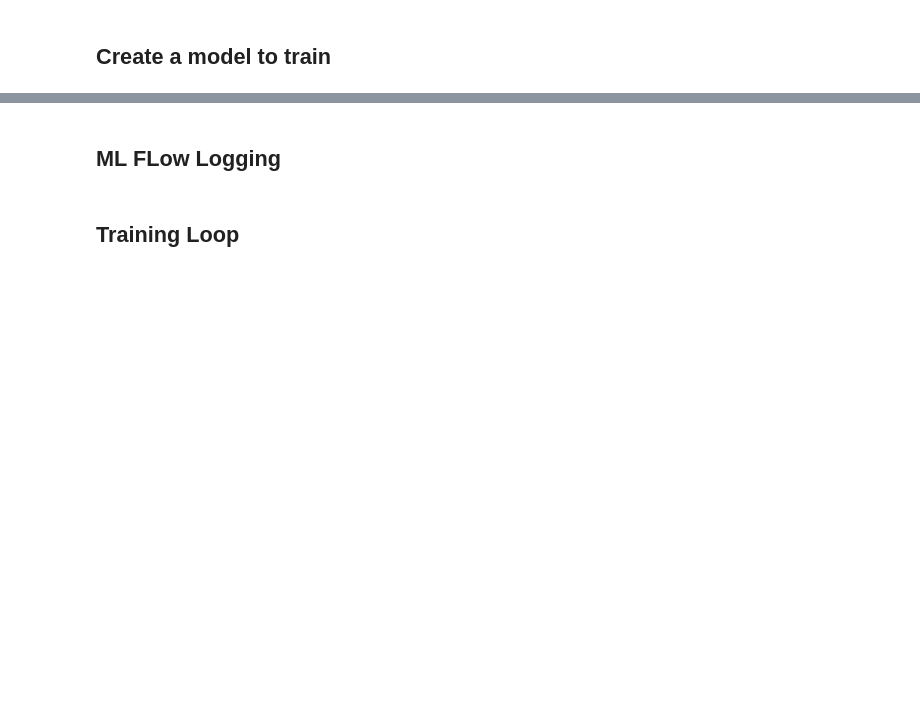
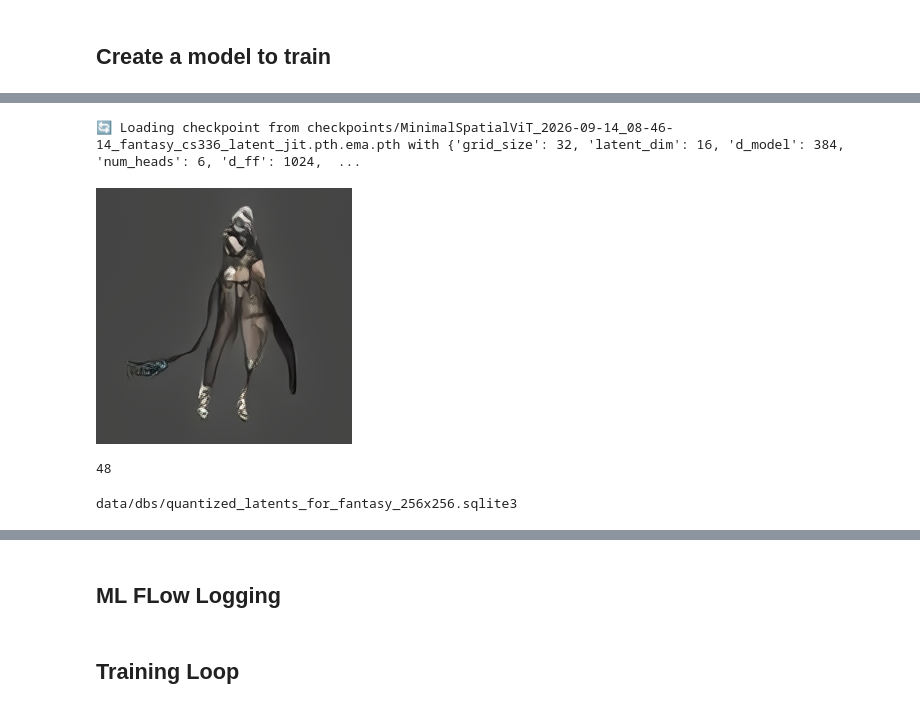
Before and after one commit to ramayer/hierarchical-binary-quantization, a Jupyter notebook: notebooks/00050_CS336_style_language_model_inpsired_vision_model.ipynb, the cells around one changed output, grey strips where cells are left out. Cells and saved outputs as stored; diff of their text form; code cells hidden in the pictures; blank space fills up the shorter version.

```diff
--- a/notebooks/00050_CS336_style_language_model_inpsired_vision_model.ipynb
+++ b/notebooks/00050_CS336_style_language_model_inpsired_vision_model.ipynb
@@ -48,4 +48,5 @@ import hierarchical_binary_quantization.misc.mlflow_helper as mh
 from hierarchical_binary_quantization.example_autoencoder_with_rope import ExampleQuantizingAutoencoderWithRope
 
 
-device='cuda'
+device='cuda' if torch.cuda.is_available() else "mps" if torch.backends.mps.is_available() else "cpu"
+device
@@ -232,24 +276,23 @@ Just like the LLM, except:
 * Outputs are tokens for the quantizing auotencoder's decoder instead of BPE tokens.
 # %%
 class MinimalSpatialViT(torch.nn.Module):
-    def __init__(self, grid_size=48, latent_dim=8, d_model=384, num_heads=6,
-                 d_ff=1024, depth=6, theta=150.0):
+    def __init__(self, max_seq_len=128, latent_dim=8, d_model=384, num_heads=6,
+                 d_ff=1024, depth=6, theta=150.0, grid_size = "deprecated"):
         super().__init__()
-        self.grid_size = grid_size
         self.latent_dim = latent_dim
         self.d_model = d_model
         self.x_embedder = cs336_linear.Linear(latent_dim, d_model)
         self.blocks = torch.nn.ModuleList([
-            AdaLNSpatialTransformerBlock(d_model, num_heads, d_ff, theta, grid_size)
+            AdaLNSpatialTransformerBlock(d_model, num_heads, d_ff, theta, max_seq_len)
             for _ in range(depth)
         ])
         self.final_norm = cs336_rmsnorm.RMSNorm(d_model)
         self.final_linear = cs336_linear.Linear(d_model, latent_dim)
-        rows, cols = get_2d_positions(grid_size)
-        self.register_buffer("rows", rows)
-        self.register_buffer("cols", cols)
+        #rows, cols = get_2d_positions(grid_size)
+        #self.register_buffer("rows", rows)
+        #self.register_buffer("cols", cols)
         self.config = {
-            "grid_size":grid_size,
+            "max_seq_len":max_seq_len,
             "latent_dim":latent_dim,
             "d_model":d_model,
             "num_heads":num_heads,
@@ -260,22 +303,25 @@ class MinimalSpatialViT(torch.nn.Module):
 
     def forward(self, x, t, y=None):
         B, C, H, W = x.shape
+        rows,cols = get_2d_positions(height=H,width=W)
         tokens = x.flatten(2).transpose(1, 2)      # (B, H*W, latent_dim)
         tokens = self.x_embedder(tokens)             # (B, H*W, d_model)
         t_emb = timestep_embedding(t, self.d_model)   # (B, d_model)
         for block in self.blocks:
-            tokens = block(tokens, self.rows, self.cols, t_emb)
+            tokens = block(tokens, rows, cols, t_emb)
         tokens = self.final_linear(self.final_norm(tokens))
         return tokens.transpose(1, 2).reshape(B, C, H, W)
 
-def smoke_test_MinimalSpatialViT(grid_size=48):
+def smoke_test_MinimalSpatialViT():
     BS = 3
-    lj = MinimalSpatialViT(grid_size=48).to(device)
+    H=16
+    W=12
+    lj = MinimalSpatialViT().to(device)
     total_params = sum(p.numel() for p in lj.parameters())
     print(f"Total parameters: {total_params:,}")
-    x = torch.randn(BS, 8, grid_size,grid_size).to(device)
+    x = torch.randn(BS, 8, H,W).to(device)
     t = torch.zeros(BS, dtype=torch.long).to(device)
     labels = torch.zeros(BS, dtype=torch.long).to(device)
     print("output: ",lj.forward(x,t,labels).shape)
 
-smoke_test_MinimalSpatialViT(grid_size=48)
+smoke_test_MinimalSpatialViT()
@@ -456,12 +520,12 @@ def generate(net, batch_size, latent_dim, grid_size, steps, t_eps,
     return (result,saved_steps) if (save_steps) else result
 
 @torch.no_grad()
-def generate(net, batch_size, latent_dim, grid_size, steps, t_eps,
+def generate(net, batch_size, latent_dim, grid_height, grid_width, steps, t_eps,
              method="heun", noise_scale=1.0, device="cuda",
              churn_frac=0.0, t_churn_min=0.0, t_churn_max=0.9, noise_mix=0,
              save_steps=False):
     """ Generate an image from pure noise by taking multiple steps. """
-    z = noise_scale * torch.randn(batch_size, latent_dim, grid_size, grid_size, device=device)
+    z = noise_scale * torch.randn(batch_size, latent_dim, grid_height, grid_width, device=device)
     t_schedule = torch.linspace(0.0, 1.0, steps + 1, device=device)
     stepper = heun_step if method == "heun" else euler_step
     saved_steps = []
@@ -509,2 +617,19 @@ hbq_misc.image_helpers.tensor_to_pil(autoencoder.decode(autoencoder.post_quant(r
+# %%
+# if good_latent_xpred_diffusion_cp:
+#   ch.load_checkpoint(lj,path=good_latent_xpred_diffusion_cp,optimizer=None)
+t_eps=0.01
+latent_dim=16
+#ch.load_checkpoint(lj,None,"checkpoints/nice_2026-09-13_19-48-58_fantasy_cs336_latent_jit.pth")
+lj = ch.create_from_checkpoint(MinimalSpatialViT,'checkpoints/MinimalSpatialViT_2026-09-14_08-46-14_fantasy_cs336_latent_jit.pth.ema.pth',strict=False)
+lj.to('cpu')
+result = generate(lj,3,steps=90, t_eps=t_eps,grid_width=32,grid_height=32,latent_dim=latent_dim, noise_scale=0.8,device='cpu')
+ih.tensor_to_pil(autoencoder.decode(autoencoder.post_quant(result.cpu()))[0].cpu())
+# %% [output]
+🔄 Loading checkpoint from checkpoints/MinimalSpatialViT_2026-09-14_08-46-14_fantasy_cs336_latent_jit.pth.ema.pth with {'grid_size': 32, 'latent_dim': 16, 'd_model': 384, 'num_heads': 6, 'd_ff': 1024,  ...
+[figure, added]
+# %%
+384//8
+# %% [output]
+48
 # %%
 #lj = ch.create_from_checkpoint(MinimalSpatialViT, "checkpoints/nice_2026-09-13_19-48-58_fantasy_cs336_latent_jit.pth").to('cuda')
@@ -521,7 +637,9 @@ ih.tensor_to_pil(autoencoder.decode(autoencoder.post_quant(result.cpu()))[0].cpu
 dataset='fantasy'
 #width,height=384,384
 # 6 worked for 256x256
-lds,data_loader_train = get_latent_dataset_and_dataloader(dataset,width=width,height=height,shuffle=True, batch_size=2)
+lds,data_loader_train = get_latent_dataset_and_dataloader(dataset,width=img_width,height=img_height,shuffle=True, batch_size=2)
+# %% [output]
+data/dbs/quantized_latents_for_fantasy_256x256.sqlite3
 # %%
 def smoke_test_LatentDenoiser_model(lj):
     lj.eval()
```
Also changed, not shown: parts of 25 cells of this notebook, 1 other file.
